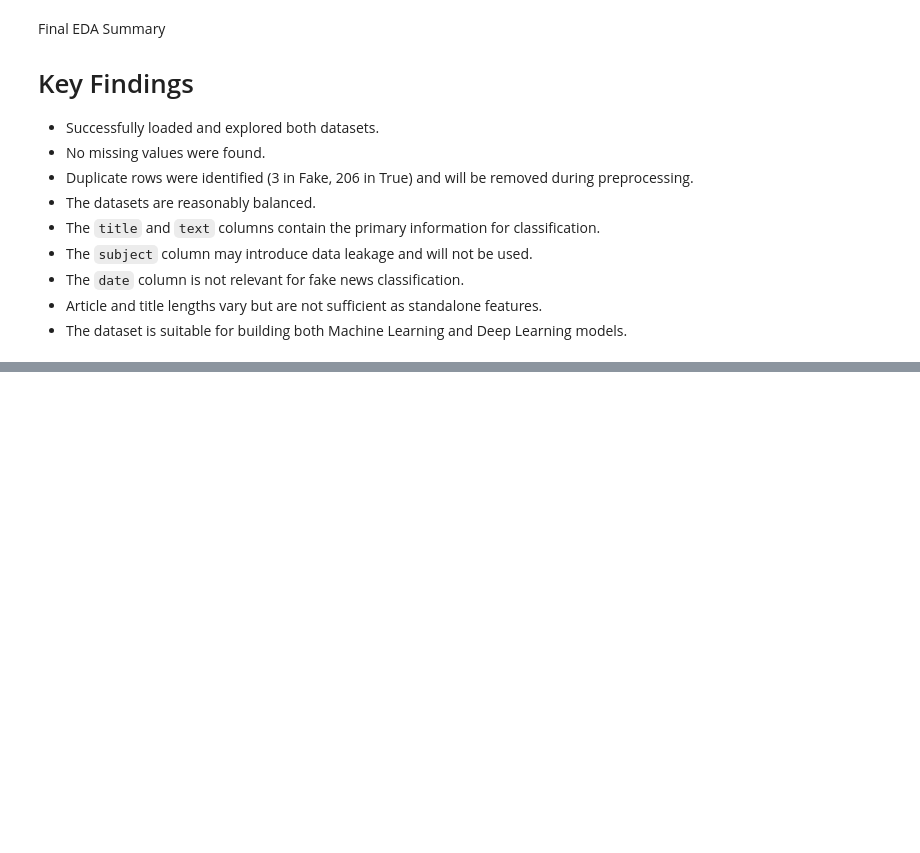
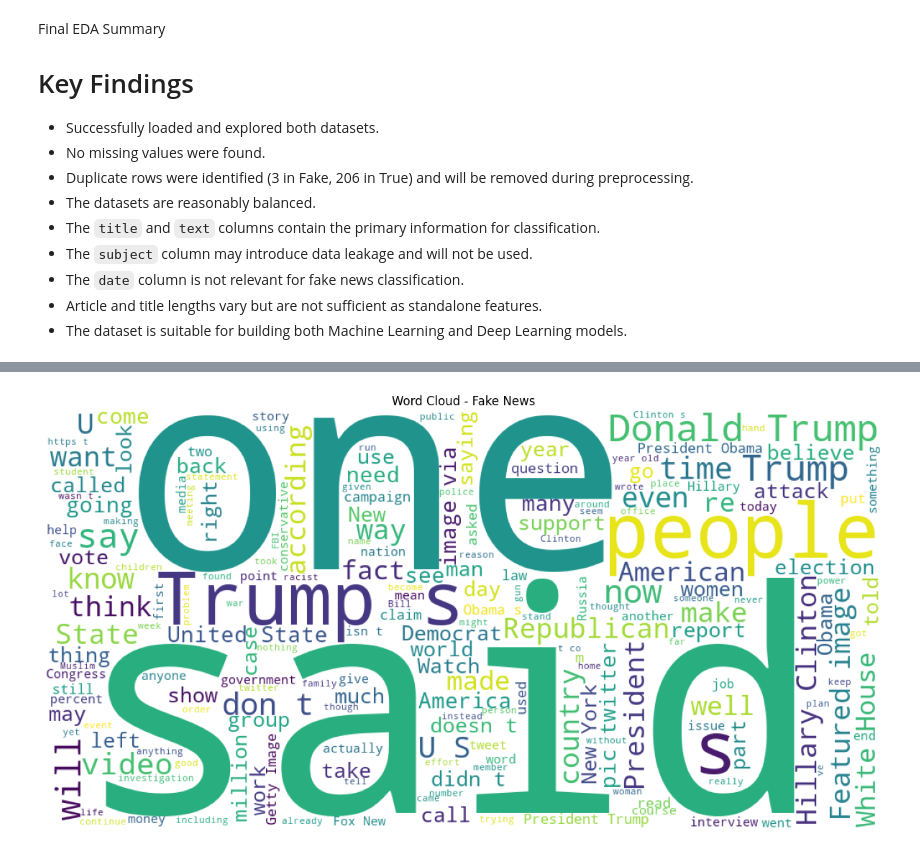
Before and after one commit to AvaniParvathi/Fake-News-Detection, a Jupyter notebook: notebooks/1.eda.ipynb, the cells around one changed output, grey strips where cells are left out. Drawn from its saved outputs; the diff is of its cells as text; code cells hidden in the pictures; blank space fills up the shorter version.

```diff
--- a/notebooks/1.eda.ipynb
+++ b/notebooks/1.eda.ipynb
@@ -249,0 +255,45 @@ Final EDA Summary
+# %%
+import pandas as pd
+
+# Load datasets
+fake_df = pd.read_csv("../data/fake.csv")
+true_df = pd.read_csv("../data/true.csv")
+
+# Create labels
+fake_df["label"] = 0
+true_df["label"] = 1
+
+# Merge datasets
+news_df = pd.concat([fake_df, true_df], ignore_index=True)
+
+# Remove duplicates
+news_df = news_df.drop_duplicates()
+
+# Create content column
+news_df["content"] = news_df["title"] + " " + news_df["text"]
+# %%
+fake_news = news_df[news_df["label"] == 0]["content"]
+
+true_news = news_df[news_df["label"] == 1]["content"]
+# %%
+fake_text = " ".join(fake_news)
+
+true_text = " ".join(true_news)
+# %%
+fake_wordcloud = WordCloud(
+    width=1000,
+    height=500,
+    background_color="white"
+).generate(fake_text)
+# %%
+plt.figure(figsize=(15,8))
+
+plt.imshow(fake_wordcloud)
+
+plt.axis("off")
+
+plt.title("Word Cloud - Fake News")
+
+plt.show()
+# %% [output]
+[figure, added]
```
Also changed, not shown: parts of 4 cells of this notebook, 5 other files.
